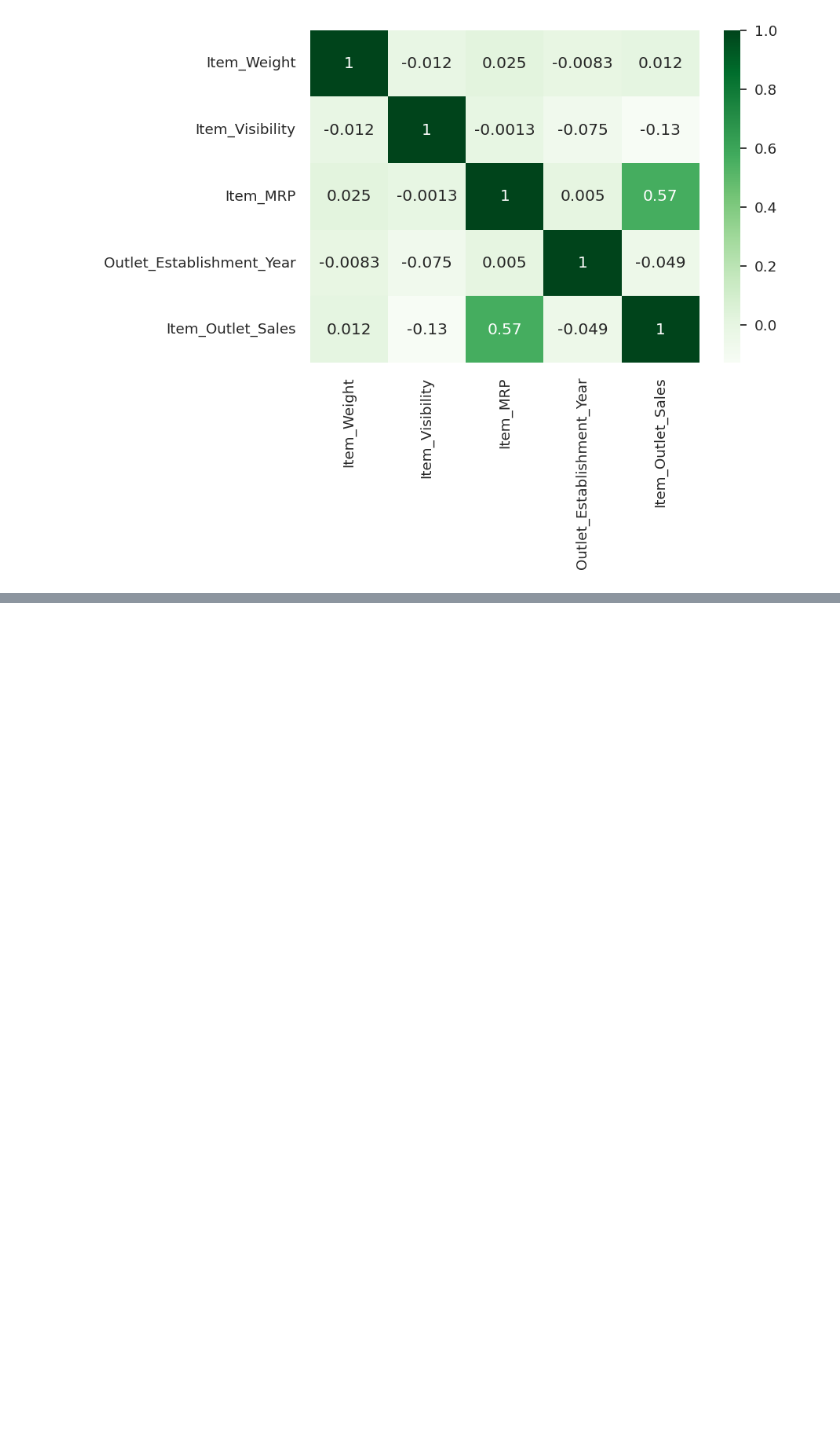
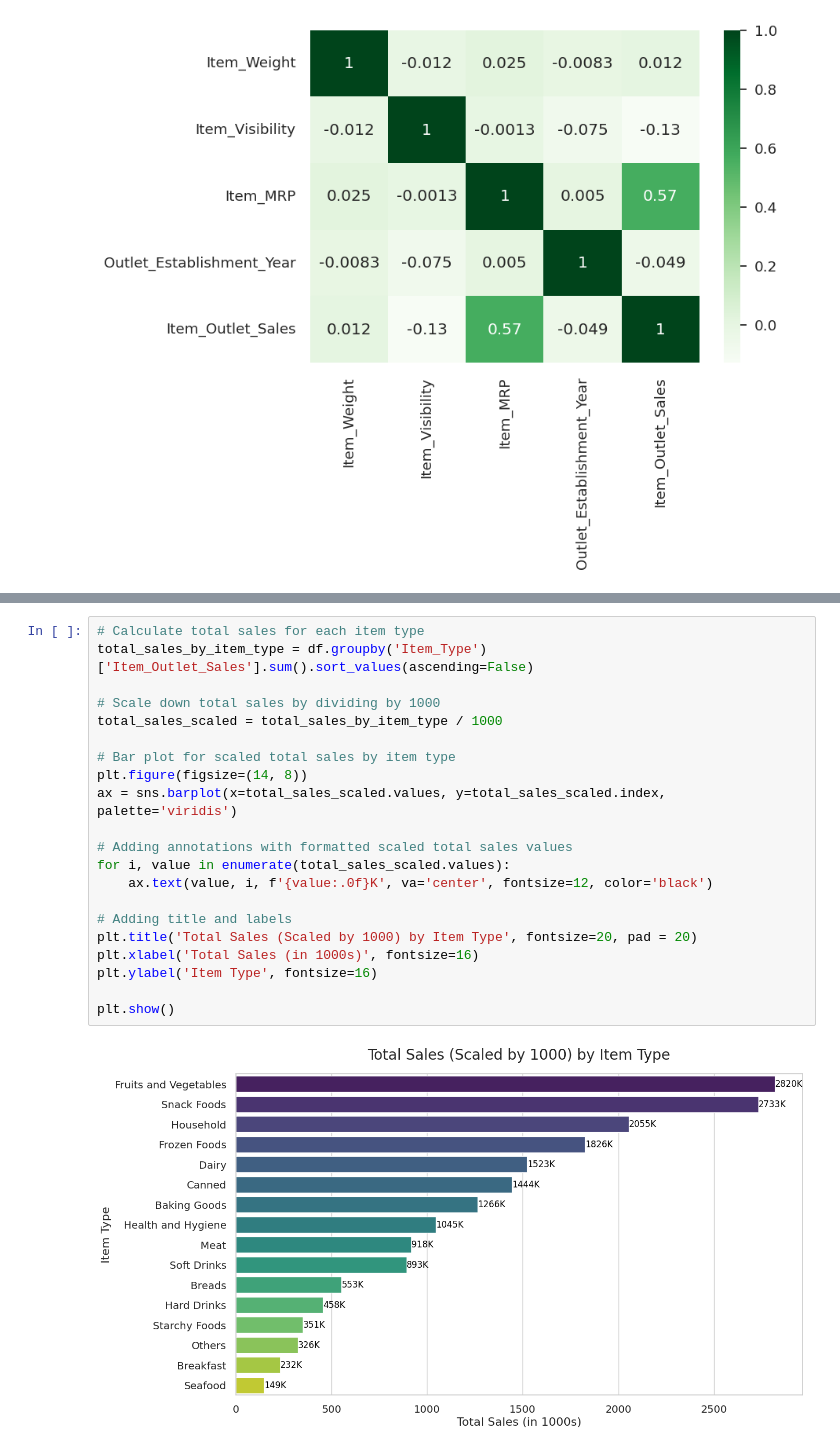
Before and after one commit to Meyssemmedini/food-sales-prediction, a Jupyter notebook: sale_prediction.ipynb, the cells around one changed output, grey strips where cells are left out. Drawn from its saved outputs; the diff is of its cells as text; blank space fills up the shorter version.

```diff
--- a/sale_prediction.ipynb
+++ b/sale_prediction.ipynb
@@ -484,0 +545,23 @@ sns.heatmap(corr, cmap = 'Greens', annot = True)
+# %%
+# Calculate total sales for each item type
+total_sales_by_item_type = df.groupby('Item_Type')['Item_Outlet_Sales'].sum().sort_values(ascending=False)
+
+# Scale down total sales by dividing by 1000
+total_sales_scaled = total_sales_by_item_type / 1000
+
+# Bar plot for scaled total sales by item type
+plt.figure(figsize=(14, 8))
+ax = sns.barplot(x=total_sales_scaled.values, y=total_sales_scaled.index, palette='viridis')
+
+# Adding annotations with formatted scaled total sales values
+for i, value in enumerate(total_sales_scaled.values):
+    ax.text(value, i, f'{value:.0f}K', va='center', fontsize=12, color='black')
+
+# Adding title and labels
+plt.title('Total Sales (Scaled by 1000) by Item Type', fontsize=20, pad = 20)
+plt.xlabel('Total Sales (in 1000s)', fontsize=16)
+plt.ylabel('Item Type', fontsize=16)
+
+plt.show()
+# %% [output]
+[figure, added]
```
Also changed, not shown: parts of 7 cells of this notebook.
